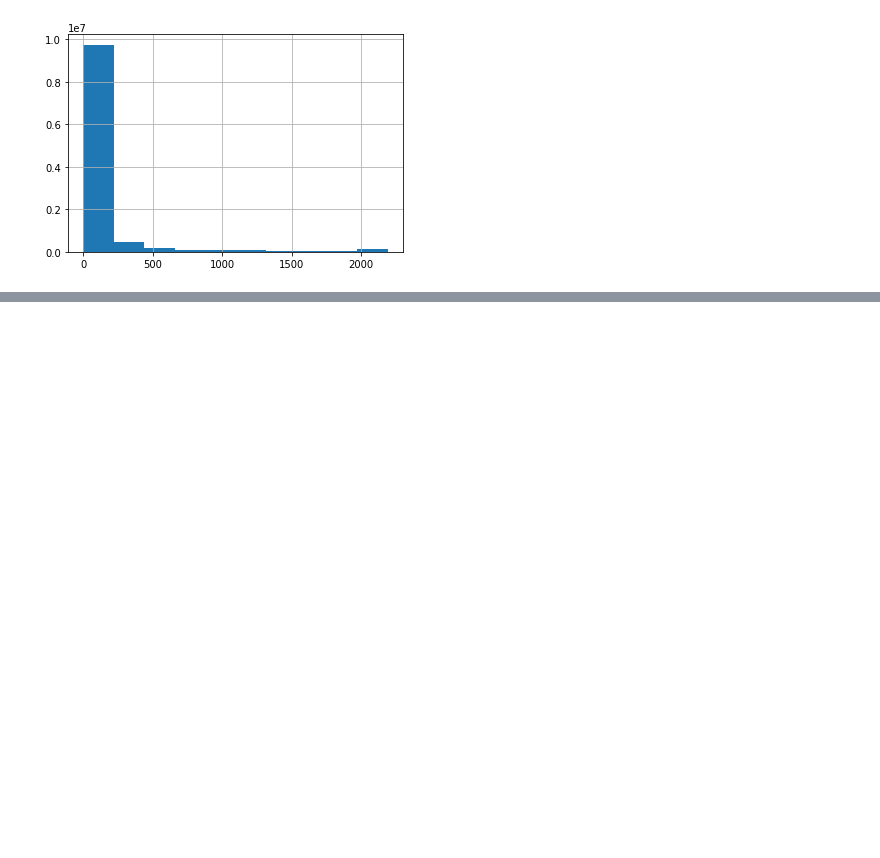
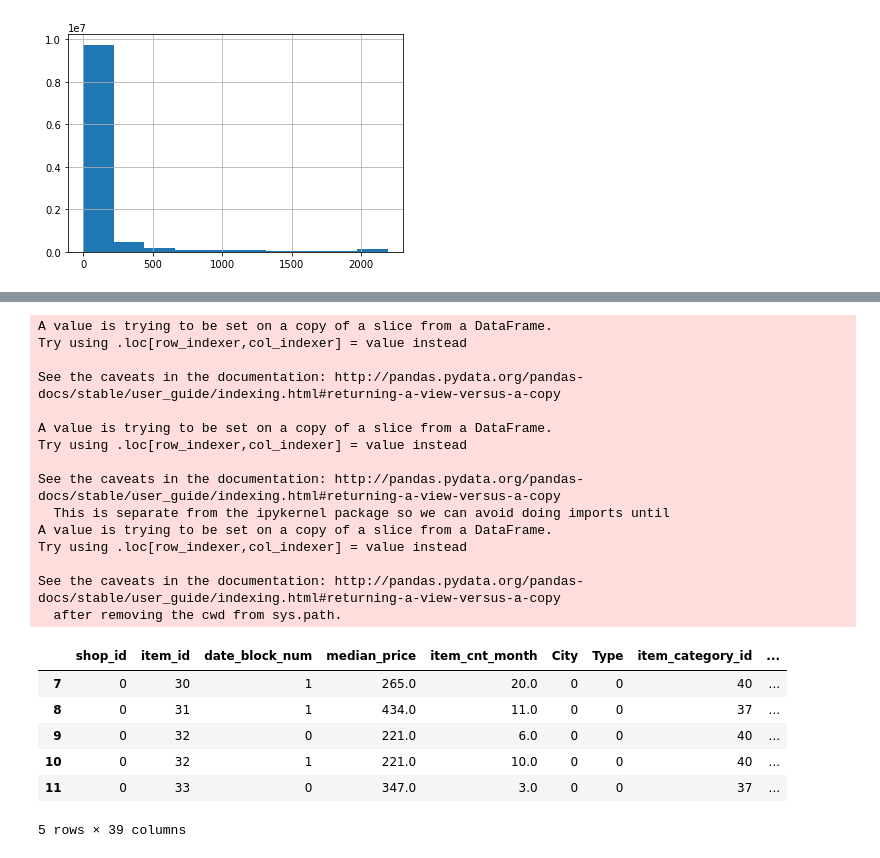
Before and after one commit to amoiza1/Predict-Future-Sales-Russian-Company-, a Jupyter notebook: feat_months-v1-contd.ipynb, the cells around one changed output, grey strips where cells are left out. Cells and saved outputs as stored; diff of their text form; code cells hidden in the pictures; blank space fills up the shorter version.

```diff
--- a/feat_months-v1-contd.ipynb
+++ b/feat_months-v1-contd.ipynb
@@ -111,0 +153,16 @@ y_val=np.clip(y_val,0,20)
+# %%
+lb,ub=(0,20)
+rel_data.lag_cnt_month_1=np.clip(rel_data.lag_cnt_month_1,lb,ub)
+rel_data.lag_cnt_month_2=np.clip(rel_data.lag_cnt_month_2,lb,ub)
+rel_data.lag_cnt_month_3=np.clip(rel_data.lag_cnt_month_3,lb,ub)
+rel_data.lag_cnt_month_6=np.clip(rel_data.lag_cnt_month_6,lb,ub)
+rel_data.lag_cnt_month_9=np.clip(rel_data.lag_cnt_month_9,lb,ub)
+rel_data.lag_cnt_month_12=np.clip(rel_data.lag_cnt_month_12,lb,ub)
+# %%
+lb,ub=np.percentile(rel_data.revenue_lag_1,(0,99))
+rel_data.revenue_lag_1=np.clip(rel_data.revenue_lag_1,lb,ub)
+rel_data.revenue_lag_2=np.clip(rel_data.revenue_lag_2,lb,ub)
+rel_data.revenue_lag_3=np.clip(rel_data.revenue_lag_3,lb,ub)
+rel_data.revenue_lag_6=np.clip(rel_data.revenue_lag_6,lb,ub)
+rel_data.revenue_lag_9=np.clip(rel_data.revenue_lag_9,lb,ub)
+rel_data.revenue_lag_12=np.clip(rel_data.revenue_lag_12,lb,ub)
@@ -111,0 +177,37 @@ y_val=np.clip(y_val,0,20)
+# %%
+val_filter = (rel_data.date_block_num >= 33)
+
+X_train = rel_data[~val_filter]
+y_train = rel_data[~val_filter]['item_cnt_month']
+
+X_val = rel_data[val_filter]
+y_val = rel_data[val_filter]['item_cnt_month']
+# %%
+#encoding features
+X_train['item_encode']=X_train.groupby('item_id')['item_cnt_month'].transform('mean')
+X_train['shop_encode']=X_train.groupby('shop_id')['item_cnt_month'].transform('mean')
+X_train['item_shop_encode']=X_train.groupby('comb')['item_cnt_month'].transform('mean')
+X_train.head()
+# %% [output]
+A value is trying to be set on a copy of a slice from a DataFrame.
+Try using .loc[row_indexer,col_indexer] = value instead
+
+See the caveats in the documentation: http://pandas.pydata.org/pandas-docs/stable/user_guide/indexing.html#returning-a-view-versus-a-copy
+
+A value is trying to be set on a copy of a slice from a DataFrame.
+Try using .loc[row_indexer,col_indexer] = value instead
+
+See the caveats in the documentation: http://pandas.pydata.org/pandas-docs/stable/user_guide/indexing.html#returning-a-view-versus-a-copy
+  This is separate from the ipykernel package so we can avoid doing imports until
+A value is trying to be set on a copy of a slice from a DataFrame.
+Try using .loc[row_indexer,col_indexer] = value instead
+
+See the caveats in the documentation: http://pandas.pydata.org/pandas-docs/stable/user_guide/indexing.html#returning-a-view-versus-a-copy
+  after removing the cwd from sys.path.
+|  | shop_id | item_id | date_block_num | median_price | item_cnt_month | City | Type | item_category_id | ... |
+| 7 | 0 | 30 | 1 | 265.0 | 20.0 | 0 | 0 | 40 | ... |
+| 8 | 0 | 31 | 1 | 434.0 | 11.0 | 0 | 0 | 37 | ... |
+| 9 | 0 | 32 | 0 | 221.0 | 6.0 | 0 | 0 | 40 | ... |
+| 10 | 0 | 32 | 1 | 221.0 | 10.0 | 0 | 0 | 40 | ... |
+| 11 | 0 | 33 | 0 | 347.0 | 3.0 | 0 | 0 | 37 | ... |
+5 rows × 39 columns
```
Also changed, not shown: parts of 26 cells of this notebook.
